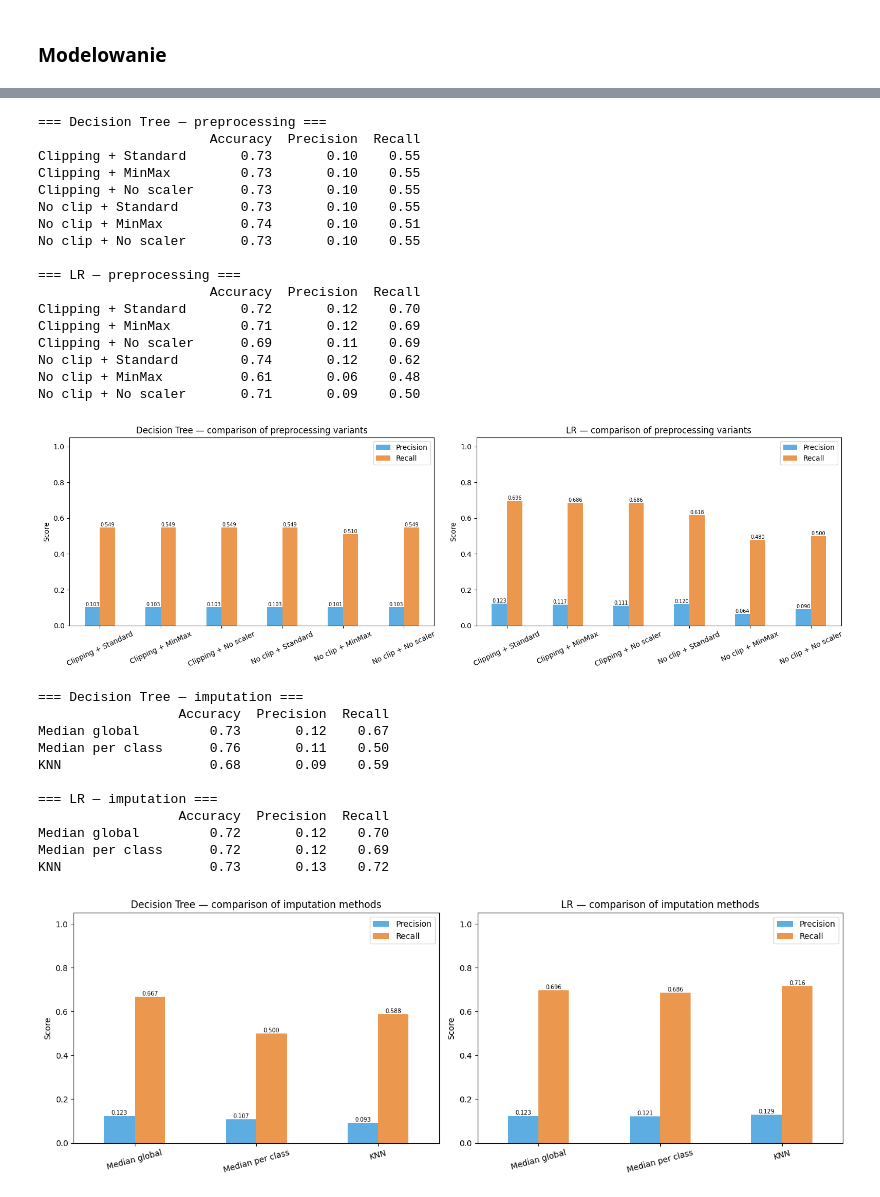
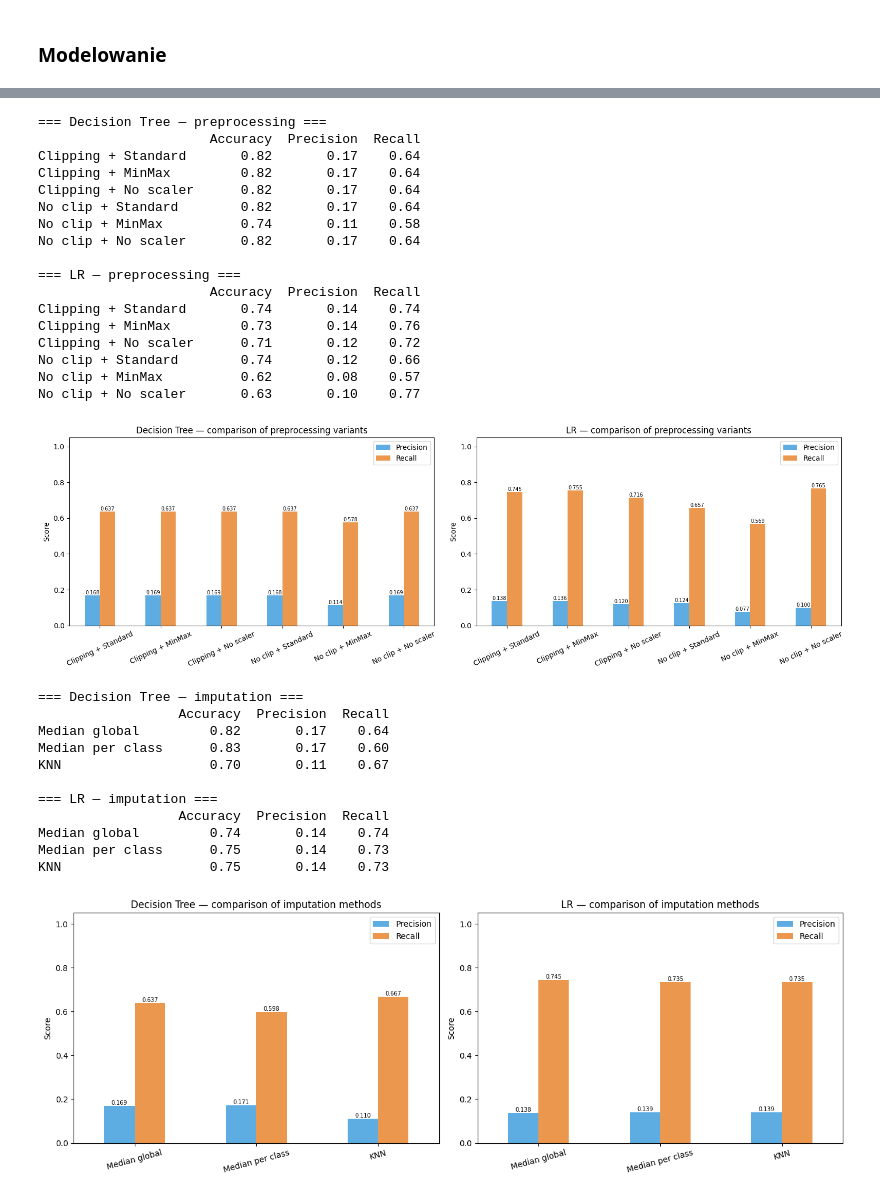
Before and after one commit to mikolaj-olesinski/Machine-Learning-PWR, a Jupyter notebook: lista1/lab1.ipynb, the cells around one changed output, grey strips where cells are left out. Saved outputs shown, nothing was run; the diff lists cells and outputs as text; code cells hidden in the pictures.

```diff
--- a/lista1/lab1.ipynb
+++ b/lista1/lab1.ipynb
@@ -697,9 +697,9 @@ prep_variants = [
 ]
 
 models_cfg = [
-    ('Decision Tree', DecisionTreeClassifier(max_depth=3, class_weight='balanced', random_state=2137)),
+    ('Decision Tree', DecisionTreeClassifier(max_depth=5, class_weight='balanced')),
     ('LR',            LogisticRegression(C=1, class_weight='balanced', solver='lbfgs',
-                                         max_iter=5000, random_state=42)),
+                                         max_iter=2000)),
 ]
 
 results_prep = {'Decision Tree': {}, 'LR': {}}
@@ -715,46 +715,46 @@ for prep_name, X_tr, X_te, scaler in tqdm(prep_variants, desc="Preprocessing var
             'Accuracy':  accuracy_score(y_test, y_pred),
             'Precision': precision_score(y_test, y_pred, zero_division=0),
             'Recall':    recall_score(y_test, y_pred, zero_division=0),
         }
 
 fig, axes = plt.subplots(1, 2, figsize=(16, 5))
 for ax, model_name in zip(axes, ['Decision Tree', 'LR']):
     df = pd.DataFrame(results_prep[model_name]).T.round(3)
     print(f"\n=== {model_name} — preprocessing ===")
     print(df.to_string())
     df[['Precision', 'Recall']].plot.bar(
         ax=ax, color=['#3498db', '#e67e22'], alpha=0.8)
     ax.set_title(f'{model_name} — comparison of preprocessing variants')
     ax.set_ylabel('Score')
     ax.set_ylim(0, 1.05)
     ax.tick_params(axis='x', rotation=25)
     ax.legend()
     for p in ax.patches:
         ax.annotate(f'{p.get_height():.3f}',
                     (p.get_x() + p.get_width() / 2, p.get_height()),
                     ha='center', va='bottom', fontsize=7)
 
 plt.tight_layout()
 plt.show()
 # %% [output]
 === Decision Tree — preprocessing ===
                       Accuracy  Precision  Recall
-Clipping + Standard       0.73       0.10    0.55
-Clipping + MinMax         0.73       0.10    0.55
-Clipping + No scaler      0.73       0.10    0.55
-No clip + Standard        0.73       0.10    0.55
-No clip + MinMax          0.74       0.10    0.51
-No clip + No scaler       0.73       0.10    0.55
+Clipping + Standard       0.82       0.17    0.64
+Clipping + MinMax         0.82       0.17    0.64
+Clipping + No scaler      0.82       0.17    0.64
+No clip + Standard        0.82       0.17    0.64
+No clip + MinMax          0.74       0.11    0.58
+No clip + No scaler       0.82       0.17    0.64
 
 === LR — preprocessing ===
                       Accuracy  Precision  Recall
-Clipping + Standard       0.72       0.12    0.70
-Clipping + MinMax         0.71       0.12    0.69
-Clipping + No scaler      0.69       0.11    0.69
-No clip + Standard        0.74       0.12    0.62
-No clip + MinMax          0.61       0.06    0.48
-No clip + No scaler       0.71       0.09    0.50
+Clipping + Standard       0.74       0.14    0.74
+Clipping + MinMax         0.73       0.14    0.76
+Clipping + No scaler      0.71       0.12    0.72
+No clip + Standard        0.74       0.12    0.66
+No clip + MinMax          0.62       0.08    0.57
+No clip + No scaler       0.63       0.10    0.77
-[figure, old version]
+[figure, new version]
 # %%
 def impute_per_class(X_tr, X_te, y_tr):
     X_tr = X_tr.copy().reset_index(drop=True)
@@ -798,8 +798,8 @@ imputation_variants = [
 ]
 
 models_cfg = [
-    ('Decision Tree', DecisionTreeClassifier(max_depth=5, class_weight='balanced', random_state=42)),
-    ('LR',            LogisticRegression(C=1, class_weight='balanced', solver='lbfgs', max_iter=2000, random_state=42)),
+    ('Decision Tree', DecisionTreeClassifier(max_depth=5, class_weight='balanced')),
+    ('LR',            LogisticRegression(C=1, class_weight='balanced', solver='lbfgs', max_iter=2000)),
 ]
 
 results_imp = {'Decision Tree': {}, 'LR': {}}
@@ -841,16 +841,16 @@ plt.show()
 # %% [output]
 === Decision Tree — imputation ===
                   Accuracy  Precision  Recall
-Median global         0.73       0.12    0.67
-Median per class      0.76       0.11    0.50
-KNN                   0.68       0.09    0.59
+Median global         0.82       0.17    0.64
+Median per class      0.83       0.17    0.60
+KNN                   0.70       0.11    0.67
 
 === LR — imputation ===
                   Accuracy  Precision  Recall
-Median global         0.72       0.12    0.70
-Median per class      0.72       0.12    0.69
-KNN                   0.73       0.13    0.72
+Median global         0.74       0.14    0.74
+Median per class      0.75       0.14    0.73
+KNN                   0.75       0.14    0.73
-[figure, old version]
+[figure, new version]
 # %%
 n_90 = (pca_full.explained_variance_ratio_.cumsum() >= 0.90).argmax() + 1
 n_95 = (pca_full.explained_variance_ratio_.cumsum() >= 0.95).argmax() + 1
```
Also changed, not shown: parts of 13 cells of this notebook.
